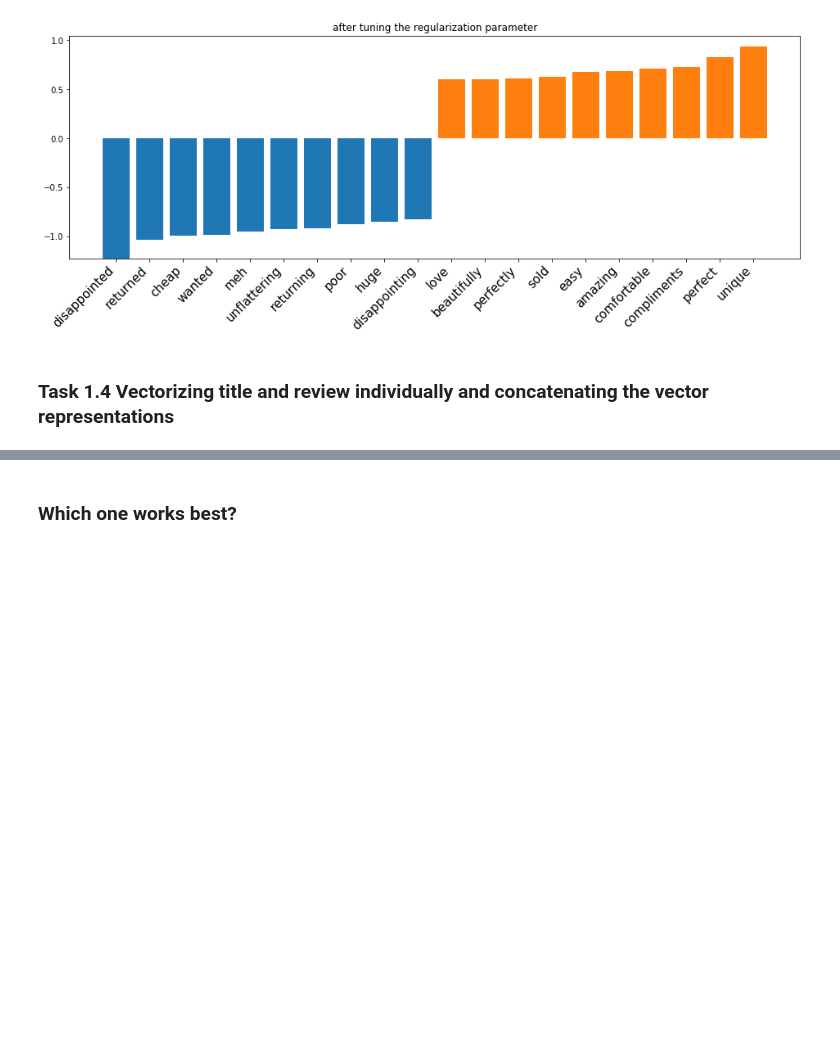
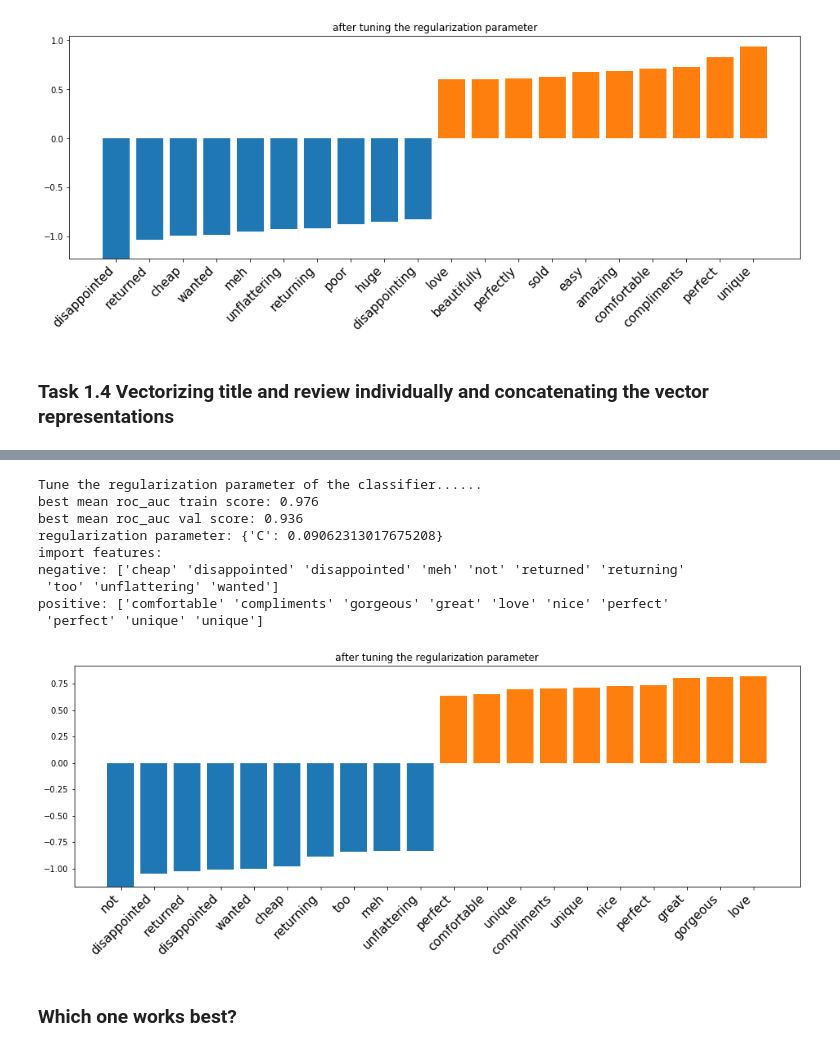
Before and after one commit to DtMoon/CS231n-2017, a Jupyter notebook: assignment2/TensorFlow/Homework5.ipynb, the cells around one changed output, grey strips where cells are left out. Drawn from its saved outputs; the diff is of its cells as text; code cells hidden in the pictures; blank space fills up the shorter version.

```diff
--- a/assignment2/TensorFlow/Homework5.ipynb
+++ b/assignment2/TensorFlow/Homework5.ipynb
@@ -235,3 +237,25 @@ regularization parameter: 0.14956479844211598
+# %%
+print('Tune the regularization parameter of the classifier......')
+param_grid = {'C': 10 ** (np.random.rand(20) * 4 - 2)}
+grid = GridSearchCV(LogisticRegression(), param_grid=param_grid, scoring='roc_auc',
+                    n_jobs=8, return_train_score=True).fit(X_train, y_train)
+print('best mean roc_auc train score: {:.3f}\nbest mean roc_auc val score: {:.3f}'.format(
+    grid.cv_results_['mean_train_score'][grid.best_index_], grid.best_score_))
+print('regularization parameter: {}'.format(grid.best_params_))
+
+best = grid.best_estimator_
+visualize_feature(best, feature_names_4, True, 'after tuning the regularization parameter')
+# %% [output]
+Tune the regularization parameter of the classifier......
+best mean roc_auc train score: 0.976
+best mean roc_auc val score: 0.936
+regularization parameter: {'C': 0.09062313017675208}
+import features:
+negative: ['cheap' 'disappointed' 'disappointed' 'meh' 'not' 'returned' 'returning'
+ 'too' 'unflattering' 'wanted']
+positive: ['comfortable' 'compliments' 'gorgeous' 'great' 'love' 'nice' 'perfect'
+ 'perfect' 'unique' 'unique']
+[figure, added]
 # %% [markdown]
 ### Which one works best?
 # %% [markdown]
```
Also changed, not shown: parts of 14 cells of this notebook.
